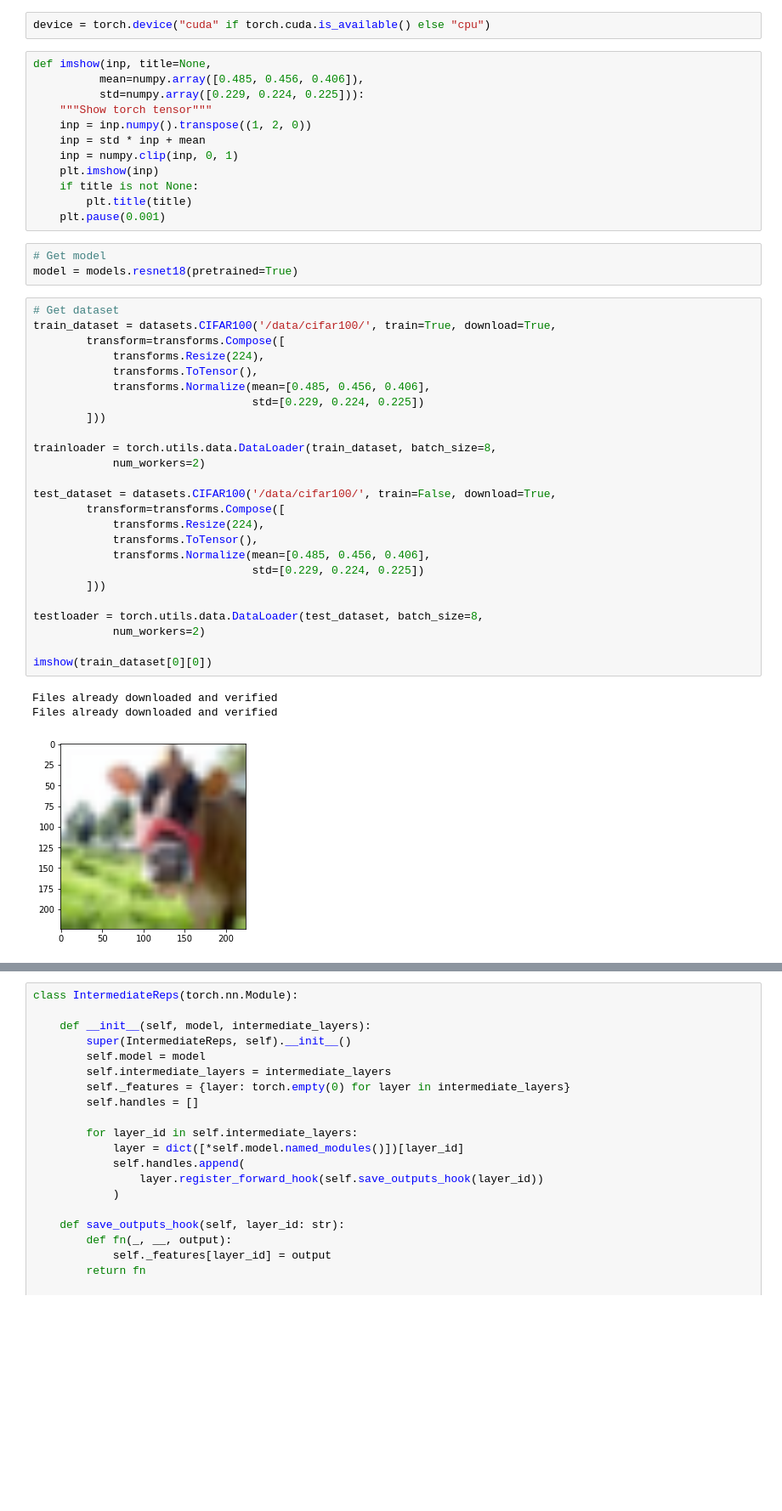
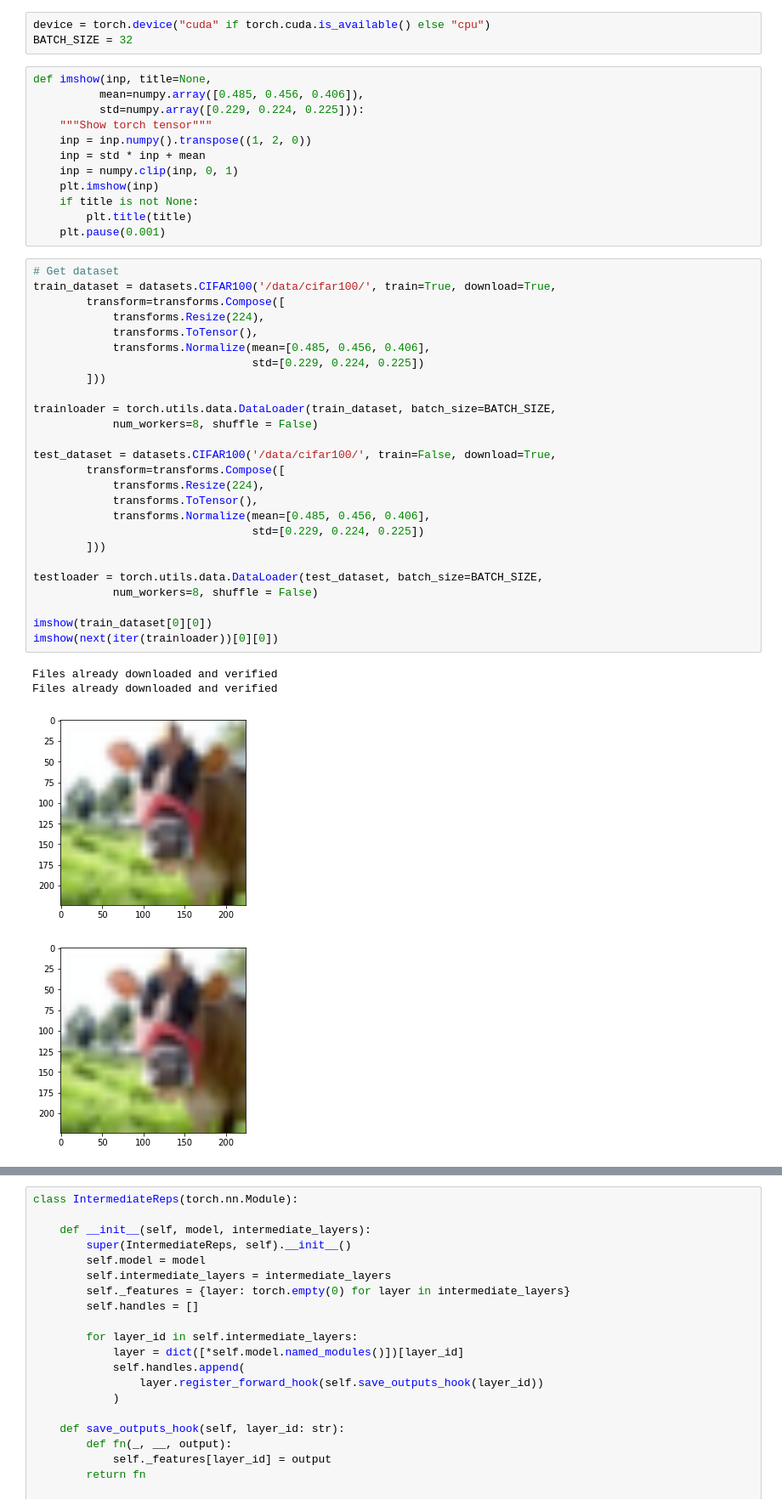
Before and after one commit to Pikus16/ExampleDifficultyScale, a Jupyter notebook: PaperExperiments.ipynb, the cells around one changed output, grey strips where cells are left out. Shown at 85% size. Drawn from its saved outputs; the diff is of its cells as text; blank space fills up the shorter version.

```diff
--- a/PaperExperiments.ipynb
+++ b/PaperExperiments.ipynb
@@ -12,5 +13,6 @@ import tqdm
 # %%
 device = torch.device("cuda" if torch.cuda.is_available() else "cpu")
+BATCH_SIZE = 32
 # %%
 def imshow(inp, title=None,
           mean=numpy.array([0.485, 0.456, 0.406]),
@@ -23,35 +25,34 @@ def imshow(inp, title=None,
     if title is not None:
         plt.title(title)
     plt.pause(0.001)
-# %%
-# Get model
-model = models.resnet18(pretrained=True)
 # %%
 # Get dataset
 train_dataset = datasets.CIFAR100('/data/cifar100/', train=True, download=True,
         transform=transforms.Compose([
             transforms.Resize(224),
             transforms.ToTensor(),
             transforms.Normalize(mean=[0.485, 0.456, 0.406],
                                  std=[0.229, 0.224, 0.225])
         ]))
 
-trainloader = torch.utils.data.DataLoader(train_dataset, batch_size=8,
-            num_workers=2)
+trainloader = torch.utils.data.DataLoader(train_dataset, batch_size=BATCH_SIZE,
+            num_workers=8, shuffle = False)
 
 test_dataset = datasets.CIFAR100('/data/cifar100/', train=False, download=True,
         transform=transforms.Compose([
             transforms.Resize(224),
             transforms.ToTensor(),
             transforms.Normalize(mean=[0.485, 0.456, 0.406],
                                  std=[0.229, 0.224, 0.225])
         ]))
 
-testloader = torch.utils.data.DataLoader(test_dataset, batch_size=8,
-            num_workers=2)
+testloader = torch.utils.data.DataLoader(test_dataset, batch_size=BATCH_SIZE,
+            num_workers=8, shuffle = False)
 
 imshow(train_dataset[0][0])
+imshow(next(iter(trainloader))[0][0])
 # %% [output]
 Files already downloaded and verified
 Files already downloaded and verified
 [figure]
+[figure, added]
```
Also changed, not shown: parts of 15 cells of this notebook.
